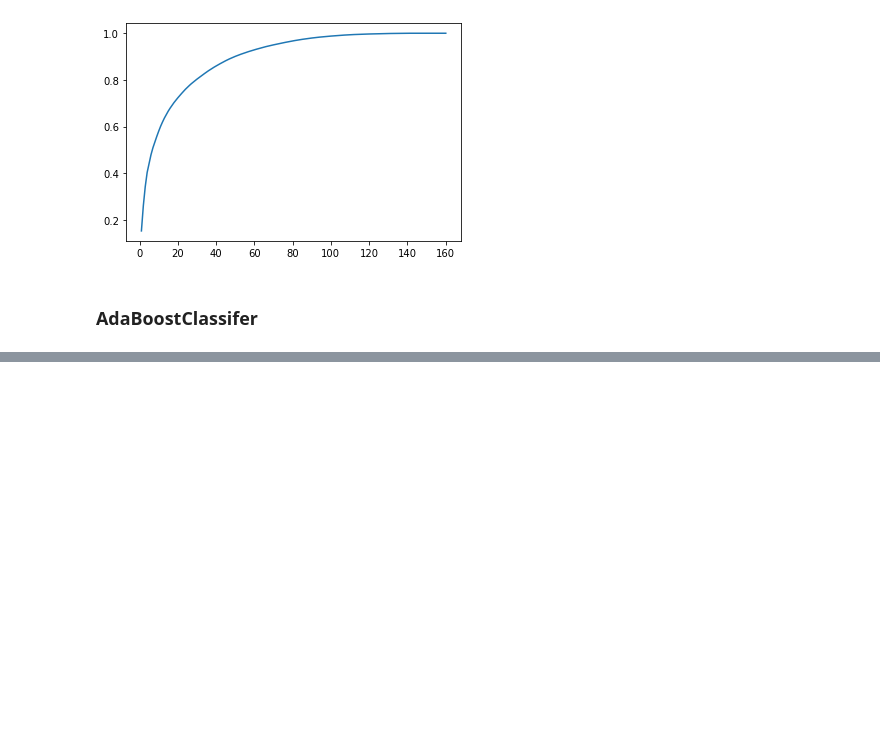
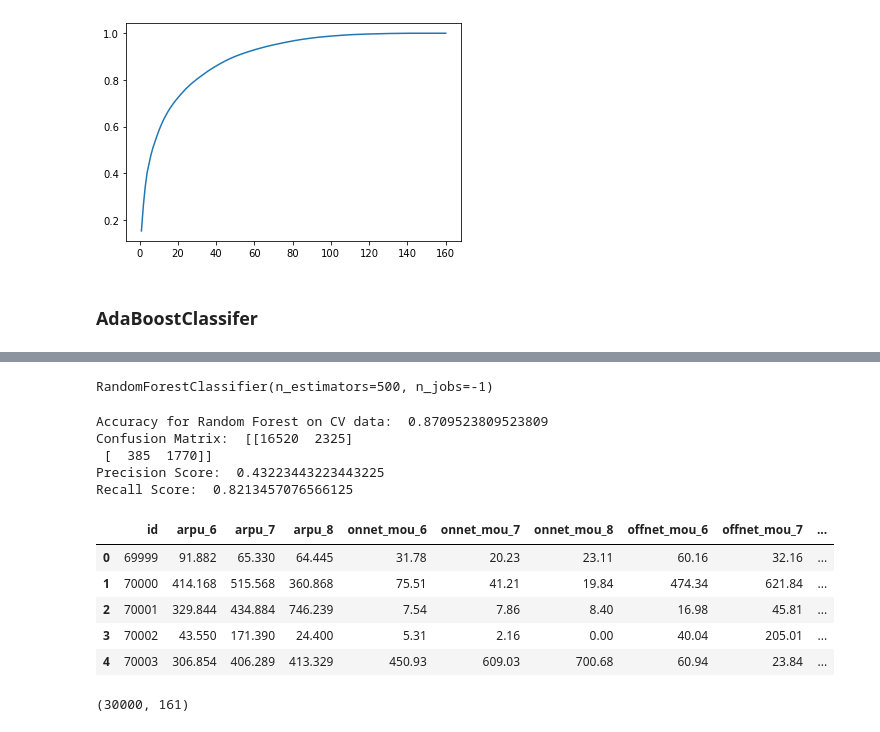
Before and after one commit to SaffronShades/telecomchurn, a Jupyter notebook: Telecom Churn Case Study - Updated.ipynb, the cells around one changed output, grey strips where cells are left out. Drawn from its saved outputs; the diff is of its cells as text; code cells hidden in the pictures; blank space fills up the shorter version.

Commit message:
updated with test output
updated with test output

```diff
--- a/Telecom Churn Case Study - Updated.ipynb
+++ b/Telecom Churn Case Study - Updated.ipynb
@@ -79,7 +79,7 @@ train_data.drop(['id', 'circle_id', 'loc_og_t2o_mou', 'std_og_t2o_mou', 'loc_ic_
                  'last_date_of_month_6', 'last_date_of_month_7', 'last_date_of_month_8', 'date_of_last_rech_data_6',
 'date_of_last_rech_data_7', 'date_of_last_rech_data_8'], axis = 1, inplace=True)
 
-test_data.drop(['id', 'circle_id', 'loc_og_t2o_mou', 'std_og_t2o_mou', 'loc_ic_t2o_mou',
+test_data.drop(['circle_id', 'loc_og_t2o_mou', 'std_og_t2o_mou', 'loc_ic_t2o_mou',
                  'last_date_of_month_6', 'last_date_of_month_7', 'last_date_of_month_8', 'date_of_last_rech_data_6',
 'date_of_last_rech_data_7', 'date_of_last_rech_data_8'], axis = 1, inplace=True)
 # %%
@@ -854,0 +870,5 @@ print('Recall Score: ', recall_score(y_test, y_pred_pca))
+# %%
+rfc_best = RandomForestClassifier(n_estimators=500, n_jobs=-1)
+rfc_best.fit(df_tr_pca_60, y_train)
+# %% [output]
+RandomForestClassifier(n_estimators=500, n_jobs=-1)
@@ -854,0 +877,27 @@ print('Recall Score: ', recall_score(y_test, y_pred_pca))
+# %%
+print("Accuracy for Random Forest on CV data: ",accuracy_score(y_test,y_pred_pca))
+print('Confusion Matrix: ', confusion_matrix(y_test,y_pred_pca))
+
+
+print('Precision Score: ', precision_score(y_test, y_pred_pca))
+
+print('Recall Score: ', recall_score(y_test, y_pred_pca))
+# %% [output]
+Accuracy for Random Forest on CV data:  0.8709523809523809
+Confusion Matrix:  [[16520  2325]
+ [  385  1770]]
+Precision Score:  0.43223443223443225
+Recall Score:  0.8213457076566125
+# %%
+test_data.head()
+# %% [output]
+|  | id | arpu_6 | arpu_7 | arpu_8 | onnet_mou_6 | onnet_mou_7 | onnet_mou_8 | offnet_mou_6 | offnet_mou_7 | ... |
+| 0 | 69999 | 91.882 | 65.330 | 64.445 | 31.78 | 20.23 | 23.11 | 60.16 | 32.16 | ... |
+| 1 | 70000 | 414.168 | 515.568 | 360.868 | 75.51 | 41.21 | 19.84 | 474.34 | 621.84 | ... |
+| 2 | 70001 | 329.844 | 434.884 | 746.239 | 7.54 | 7.86 | 8.40 | 16.98 | 45.81 | ... |
+| 3 | 70002 | 43.550 | 171.390 | 24.400 | 5.31 | 2.16 | 0.00 | 40.04 | 205.01 | ... |
+| 4 | 70003 | 306.854 | 406.289 | 413.329 | 450.93 | 609.03 | 700.68 | 60.94 | 23.84 | ... |
+# %%
+test_data.shape
+# %% [output]
+(30000, 161)
```
Also changed, not shown: parts of 31 cells of this notebook, 1 other file.
